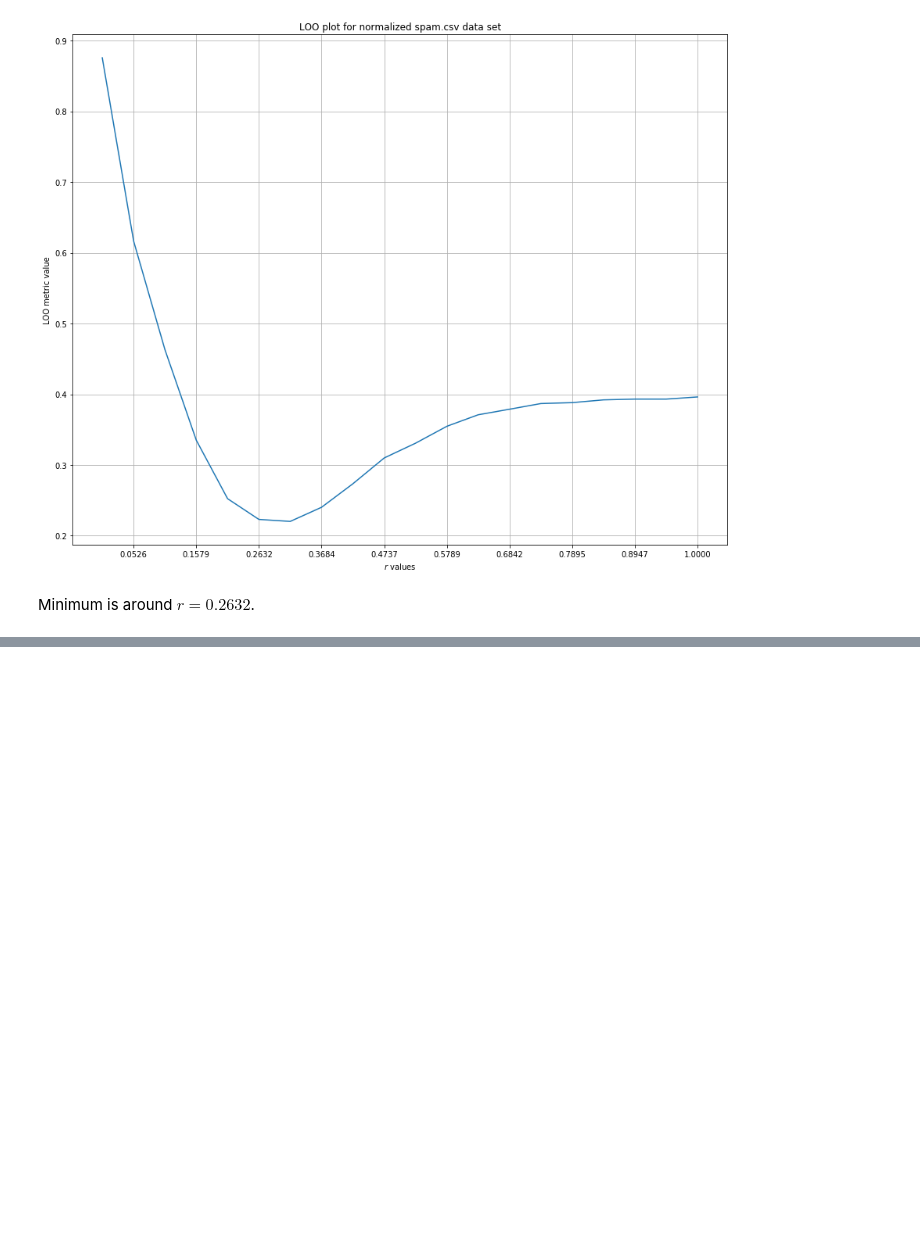
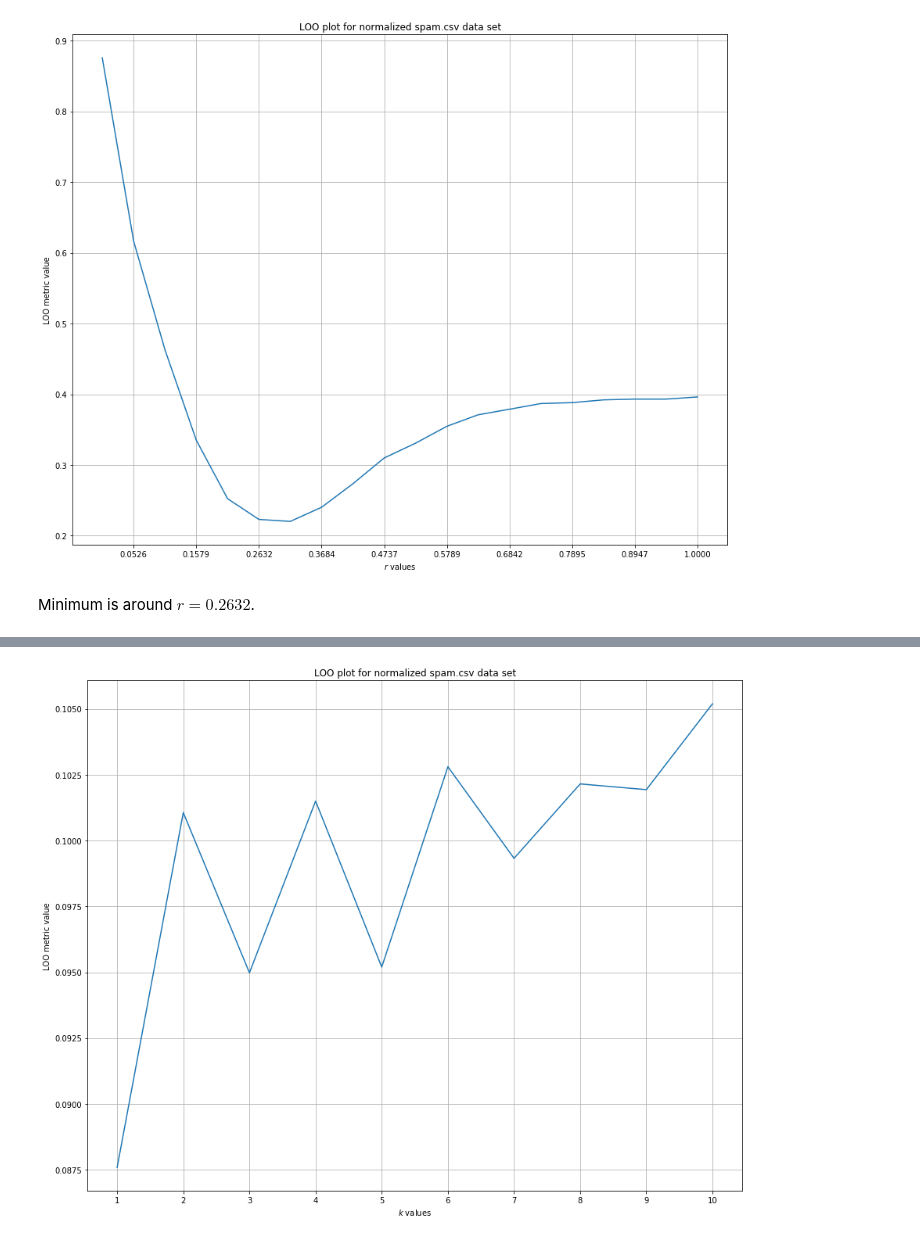
Before and after one commit to DimaOrekhov/Machine_learning_at_BI, a Jupyter notebook: KNN_and_Radius_Neighbour.ipynb, the cells around one changed output, grey strips where cells are left out. Cells and saved outputs as stored; diff of their text form; code cells hidden in the pictures; blank space fills up the shorter version.

```diff
--- a/KNN_and_Radius_Neighbour.ipynb
+++ b/KNN_and_Radius_Neighbour.ipynb
@@ -380,0 +405,10 @@ Minimum is around $r=0.2632$.
+# %%
+fig, ax = plt.subplots(figsize=[15, 12])
+ax.plot(lvls_s, LOOs_s)
+ax.set_xticks(lvls_s)
+ax.grid()
+ax.set_title('LOO plot for normalized spam.csv data set')
+ax.set_xlabel('$k$ values')
+_ = ax.set_ylabel('LOO metric value')
+# %% [output]
+[figure, added]
```
Also changed, not shown: parts of 4 cells of this notebook.
